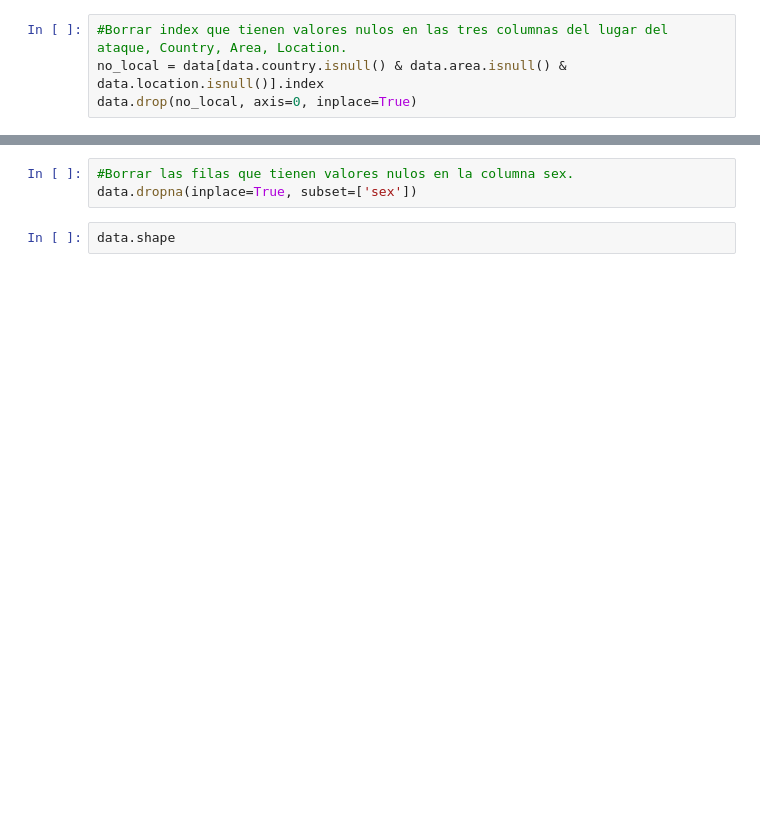
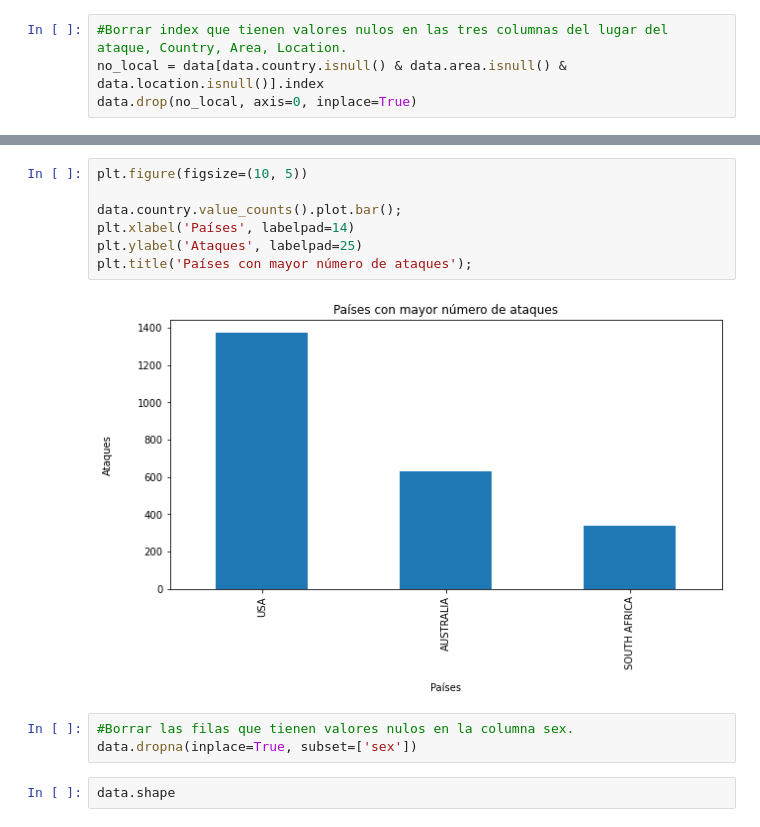
Before and after one commit to Vert-ix/SHARKs-ATTACK-DATASET_Berta, a Jupyter notebook: your.code/sharks_attack_dataset_Berta.ipynb, the cells around one changed output, grey strips where cells are left out. Saved outputs shown, nothing was run; the diff lists cells and outputs as text; blank space fills up the shorter version.

```diff
--- a/your.code/sharks_attack_dataset_Berta.ipynb
+++ b/your.code/sharks_attack_dataset_Berta.ipynb
@@ -185,3 +173,12 @@ data.shape
+# %%
+plt.figure(figsize=(10, 5))
+
+data.country.value_counts().plot.bar();
+plt.xlabel('Países', labelpad=14)
+plt.ylabel('Ataques', labelpad=25)
+plt.title('Países con mayor número de ataques');
+# %% [output]
+[figure, added]
 # %%
 #Borrar las filas que tienen valores nulos en la columna sex.
 data.dropna(inplace=True, subset=['sex'])
```
Also changed, not shown: parts of 74 cells of this notebook, 2 other files.
